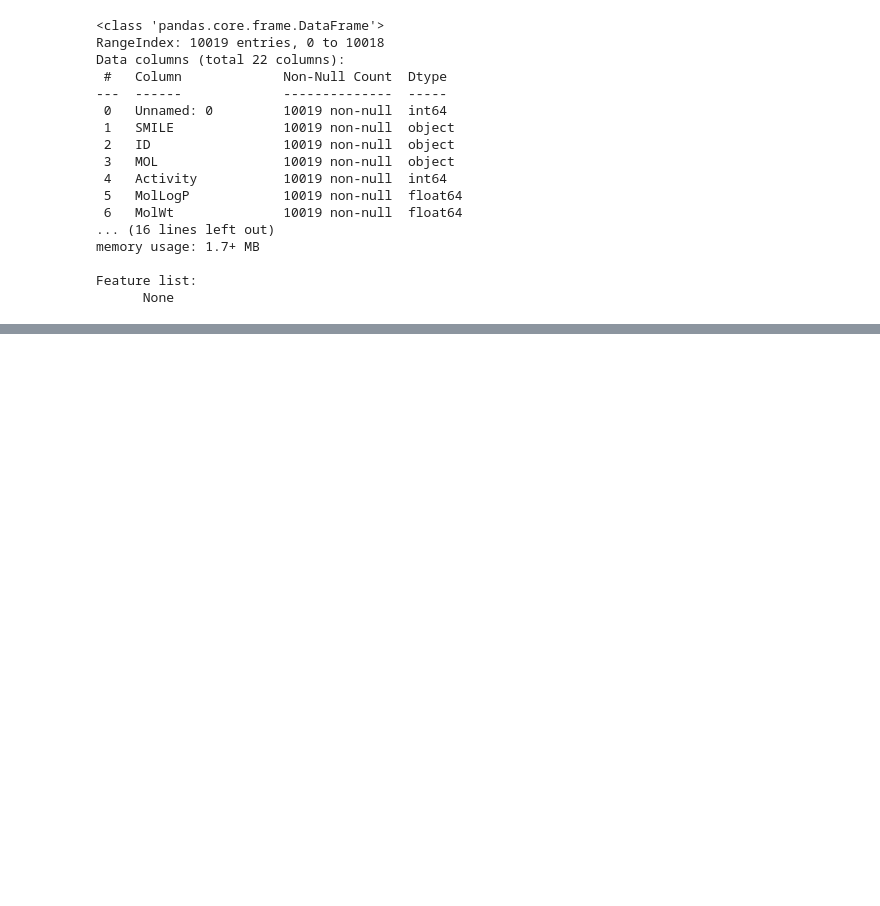
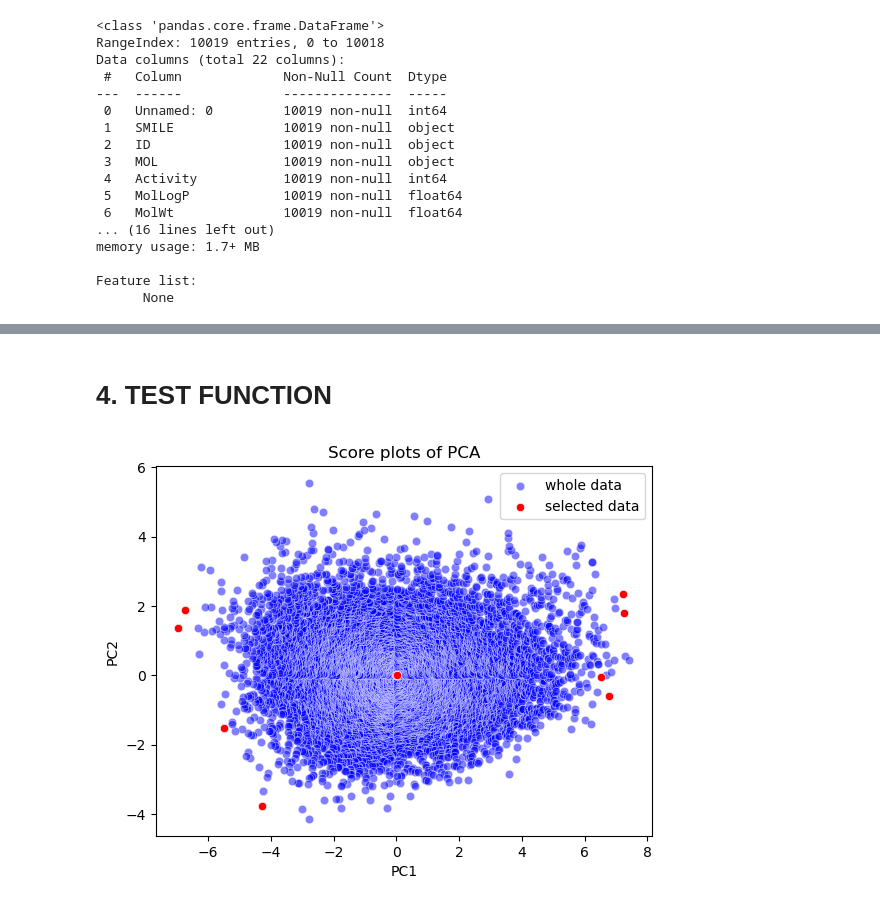
Before and after one commit to DinhLongHuynh/Variety_training_test_split, a Jupyter notebook: variety_sampling.ipynb, the cells around one changed output, grey strips where cells are left out. Cells and saved outputs as stored; diff of their text form; code cells hidden in the pictures; blank space fills up the shorter version.

```diff
--- a/variety_sampling.ipynb
+++ b/variety_sampling.ipynb
@@ -34,7 +38,7 @@ Feature list:
       None
 # %%
 # Fill the features that you want to do the PCA
-feature_list = ['MolLogP','MolWt','HBD','HBA','NumAromaticRings','NumRotatableBonds','BalabanJ']
+feature_list = ['MolLogP','MolWt','HBD','HBA','NumAromaticRings','NumRotatableBonds','BalabanJ','BertzCT','HeavyAtomCount','FpDensityMorgan1']
 
 df_prep = df[feature_list]
 # %%
@@ -62,6 +66,7 @@ def variety_selection_pca_based(data, n_components=2, n_obs_each_corner=1, n_cen
     data_standard = StandardScaler().fit_transform(data)
 
     # Do PCA
+    global df_pca
     pca = PCA(n_components=n_components)
     df_pca = pca.fit_transform(data_standard)
     df_pca = pd.DataFrame(df_pca, columns=[f'PC{i+1}' for i in range(n_components)])
@@ -74,6 +79,7 @@ def variety_selection_pca_based(data, n_components=2, n_obs_each_corner=1, n_cen
         df_pca[f'sign_{column}'] = np.sign(df_pca[column])
 
     # Groupsign and choose n_maxmum point at each corner
+    global sign_columns
     sign_columns = [column for column in df_pca.columns if column.startswith('sign_')]
     df_pca = df_pca.sort_values(by=sign_columns + ['Distance'])
 
@@ -83,9 +89,10 @@ def variety_selection_pca_based(data, n_components=2, n_obs_each_corner=1, n_cen
     min_index = df_pca['Distance'].nsmallest(n_center_point).index.get_level_values(-1)
 
     # Generate final index that need to extract
+    global final_index
     final_index = pd.Index(np.concatenate([max_index, min_index]))
 
-    df_train = df.iloc[final_index]
+    df_train = df.loc[final_index]
     df_test = df.drop(df_train.index)
     # Extract corresponding index
     return df_train, df_test
@@ -125,0 +118,15 @@ df_test
+# %% [markdown]
+# **4. TEST FUNCTION**
+# %%
+# Check the distribution of training dat
+df_train, df_test = variety_selection_pca_based(data=df_prep, n_components=2, n_obs_each_corner=2,n_center_point=2)
+
+df_pca_train = df_pca.loc[final_index]
+
+sns.scatterplot(x='PC1',y='PC2',data=df_pca,color='blue',label='whole data',alpha=0.5)
+sns.scatterplot(x='PC1',y='PC2',data=df_pca_train,color='red',label='selected data')
+plt.title('Score plots of PCA')
+plt.legend()
+plt.show()
+# %% [output]
+[figure, added]
```
Also changed, not shown: parts of 7 cells of this notebook.
